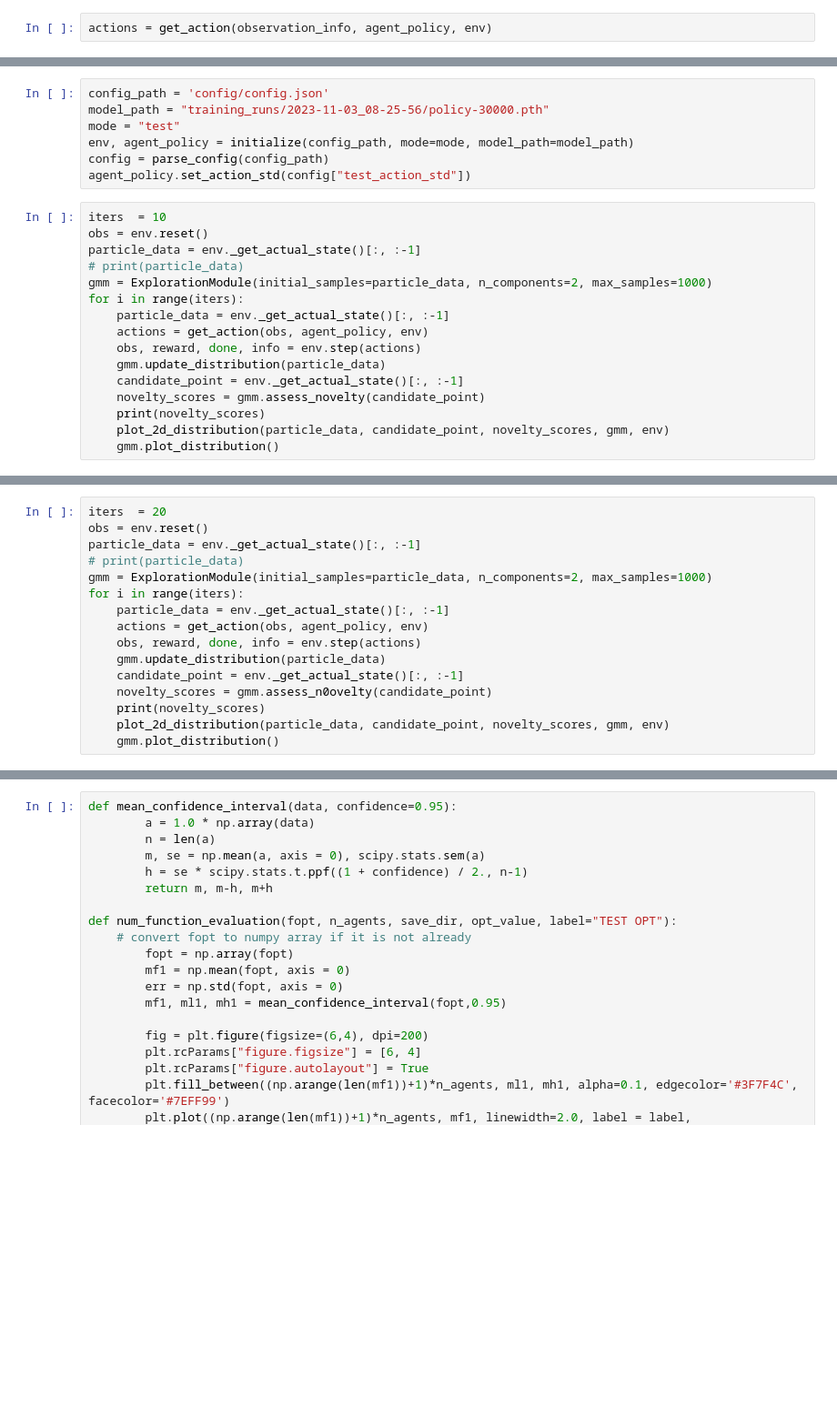
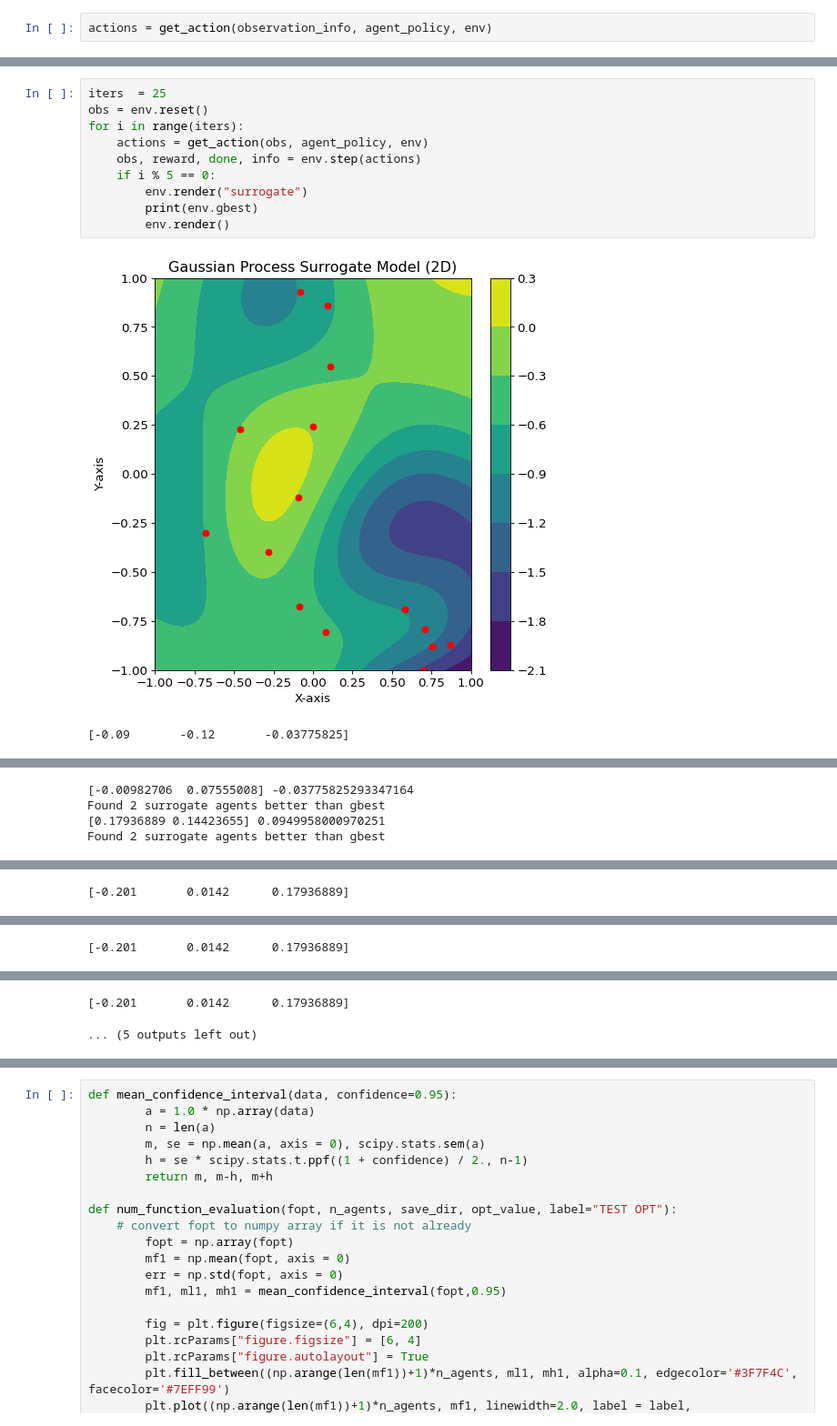
Before and after one commit to DMO-LAB/deephiveV2, a Jupyter notebook: experiment.ipynb, the cells around one changed output, grey strips where cells are left out. Shown at 91% size. Drawn from its saved outputs; the diff is of its cells as text; blank space fills up the shorter version.

```diff
--- a/experiment.ipynb
+++ b/experiment.ipynb
@@ -222,23 +79,13 @@ plot_2d_distribution(particle_data, candidate_point, novelty_scores, gmm, env)
-# %%
-config_path = 'config/config.json'
-model_path = "training_runs/2023-11-03_08-25-56/policy-30000.pth"
-mode = "test"
-env, agent_policy = initialize(config_path, mode=mode, model_path=model_path)
-config = parse_config(config_path)
-agent_policy.set_action_std(config["test_action_std"])
 # %%
-iters  = 10
+iters  = 25
 obs = env.reset()
-particle_data = env._get_actual_state()[:, :-1]
-# print(particle_data)
-gmm = ExplorationModule(initial_samples=particle_data, n_components=2, max_samples=1000)
 for i in range(iters):
-    particle_data = env._get_actual_state()[:, :-1]
     actions = get_action(obs, agent_policy, env)
     obs, reward, done, info = env.step(actions)
-    gmm.update_distribution(particle_data)
-    candidate_point = env._get_actual_state()[:, :-1]
-    novelty_scores = gmm.assess_novelty(candidate_point)
-    print(novelty_scores)
-    plot_2d_distribution(particle_data, candidate_point, novelty_scores, gmm, env)
-    gmm.plot_distribution()
+    if i % 5 == 0:
+        env.render("surrogate")
+        print(env.gbest)
+        env.render()
+# %% [output]
+[figure, added]
+[-0.09       -0.12       -0.03775825]
@@ -244,0 +93,4 @@ for i in range(iters):
+[-0.00982706  0.07555008] -0.03775825293347164
+Found 2 surrogate agents better than gbest
+[0.17936889 0.14423655] 0.0949958000970251
+Found 2 surrogate agents better than gbest
@@ -244,0 +98 @@ for i in range(iters):
+[-0.201       0.0142      0.17936889]
@@ -244,0 +101 @@ for i in range(iters):
+[-0.201       0.0142      0.17936889]
@@ -245,16 +104,2 @@ for i in range(iters):
+[-0.201       0.0142      0.17936889]
+... (5 outputs left out)
-# %%
-iters  = 20
-obs = env.reset()
-particle_data = env._get_actual_state()[:, :-1]
-# print(particle_data)
-gmm = ExplorationModule(initial_samples=particle_data, n_components=2, max_samples=1000)
-for i in range(iters):
-    particle_data = env._get_actual_state()[:, :-1]
-    actions = get_action(obs, agent_policy, env)
-    obs, reward, done, info = env.step(actions)
-    gmm.update_distribution(particle_data)
-    candidate_point = env._get_actual_state()[:, :-1]
-    novelty_scores = gmm.assess_n0ovelty(candidate_point)
-    print(novelty_scores)
-    plot_2d_distribution(particle_data, candidate_point, novelty_scores, gmm, env)
-    gmm.plot_distribution()
```
Also changed, not shown: parts of 13 cells of this notebook, 8 other files.
